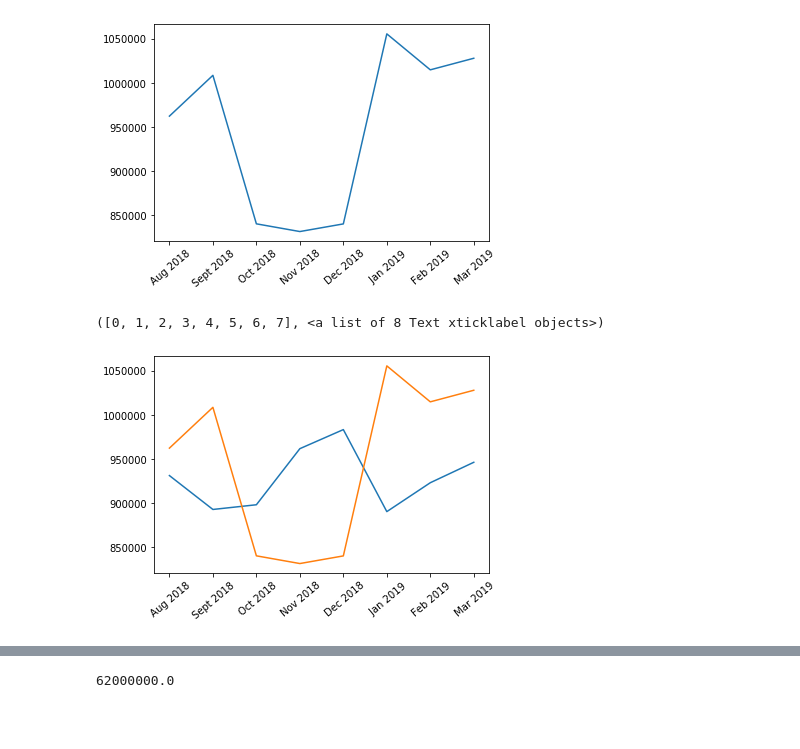
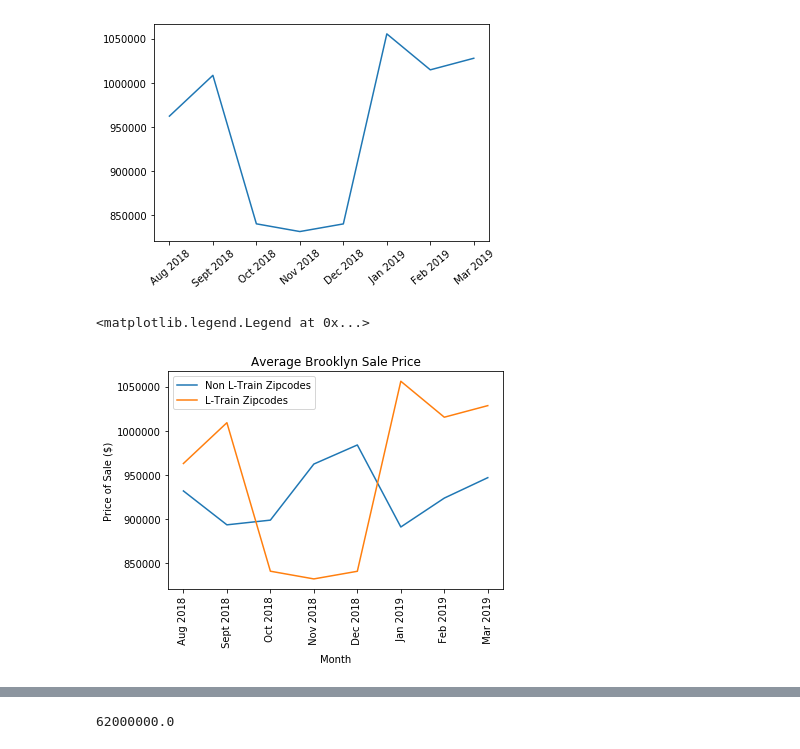
Before and after one commit to nate1mace/TheSuperGroup, a Jupyter notebook: Rolling Sales Analysis.ipynb, the cells around one changed output, grey strips where cells are left out. Saved outputs shown, nothing was run; the diff lists cells and outputs as text; code cells hidden in the pictures; blank space fills up the shorter version.

```diff
--- a/Rolling Sales Analysis.ipynb
+++ b/Rolling Sales Analysis.ipynb
@@ -45,14 +36,15 @@ dtype: object
 # %%
 #DF2 is the NYC Rolling Sales, this was pulled from the csv in the first box (source2)
-# df_2018[''] = df_2018[''].str.replace(',','')
-# df_2018[''] = df_2018[''].str.replace('$','').astype(float)
-# df_2019[''] = df_2019[''].str.replace(',','').astype(float)
+df_2018[''] = df_2018[''].str.replace(',','')
+df_2018[''] = df_2018[''].str.replace('$','').astype(float)
+df_2019[''] = df_2019[''].str.replace(',','').astype(float)
 
+#Remove abnormally low values
 df_2018 = df_2018.loc[df_2018[''] > 10]
 df_2019 = df_2019.loc[df_2019[''] > 10]
 
 
-#Create a boolean mask to sort by the month of September (Airbnb CSV is just September, we can discuss if this step is necessary together)
+#Create a boolean mask to sort by the month of September)
 mask_Aug_2018 = (df_2018['SALE DATE'] > '8/0/2018') & (df_2018['SALE DATE'] <= '8/31/2018')
 df_aug = df_2018.loc[mask_Aug_2018]
 mask_Sept_2018 = (df_2018['SALE DATE'] > '9/0/2018') & (df_2018['SALE DATE'] <= '9/31/2018')
@@ -200,32 +174,39 @@ plt.xticks(rotation = 40)
 # %%
 Ltrain_zipcodes = [11249,11222,11211,11206,11237,11378,11387,11233,11212,11207,11236]
 
 df_all_months = df_all_months.dropna()
 df_else_months = df_all_months[~df_all_months['ZIP CODE'].isin(Ltrain_zipcodes)]
 
 aug_av_elsezips = df_else_months[dates[0]].mean()
 sept_av_elsezips = df_else_months[dates[1]].mean()
 oct_av_elsezips = df_else_months[dates[2]].mean()
 nov_av_elsezips = df_else_months[dates[3]].mean()
 dec_av_elsezips = df_else_months[dates[4]].mean()
 jan_av_elsezips = df_else_months[dates[5]].mean()
 feb_av_elsezips = df_else_months[dates[6]].mean()
 mar_av_elsezips = df_else_months[dates[7]].mean()
 
 train_av_elsezips = [aug_av_elsezips,
                     sept_av_elsezips,
                     oct_av_elsezips,
                     nov_av_elsezips,
                     dec_av_elsezips,
                     jan_av_elsezips,
                     feb_av_elsezips,
                     mar_av_elsezips]
+fig,ax = plt.subplots()
 
-plt.plot(dates,train_av_elsezips,L_train_av)
-plt.xticks(rotation = 40)
+Non_L_Zips, = plt.plot(dates,train_av_elsezips,label = "Non L-Train Zipcodes")
+L_Zips, = plt.plot(dates,L_train_av, label = "L-Train Zipcodes")
+
+plt.xticks(rotation = 90)
+plt.title('Average Brooklyn Sale Price')
+plt.xlabel('Month')
+plt.ylabel('Price of Sale ($)')
+ax.legend(handles = (Non_L_Zips,L_Zips))
 # %% [output]
-([0, 1, 2, 3, 4, 5, 6, 7], <a list of 8 Text xticklabel objects>)
+<matplotlib.legend.Legend at 0x...>
-[figure, old version]
+[figure, new version]
 # %%
 #Regroup for Statistical Testing
 df_else_months = df_all_months[~df_all_months['ZIP CODE'].isin(Ltrain_zipcodes)]
```
Also changed, not shown: parts of 6 cells of this notebook, 5 other files.
